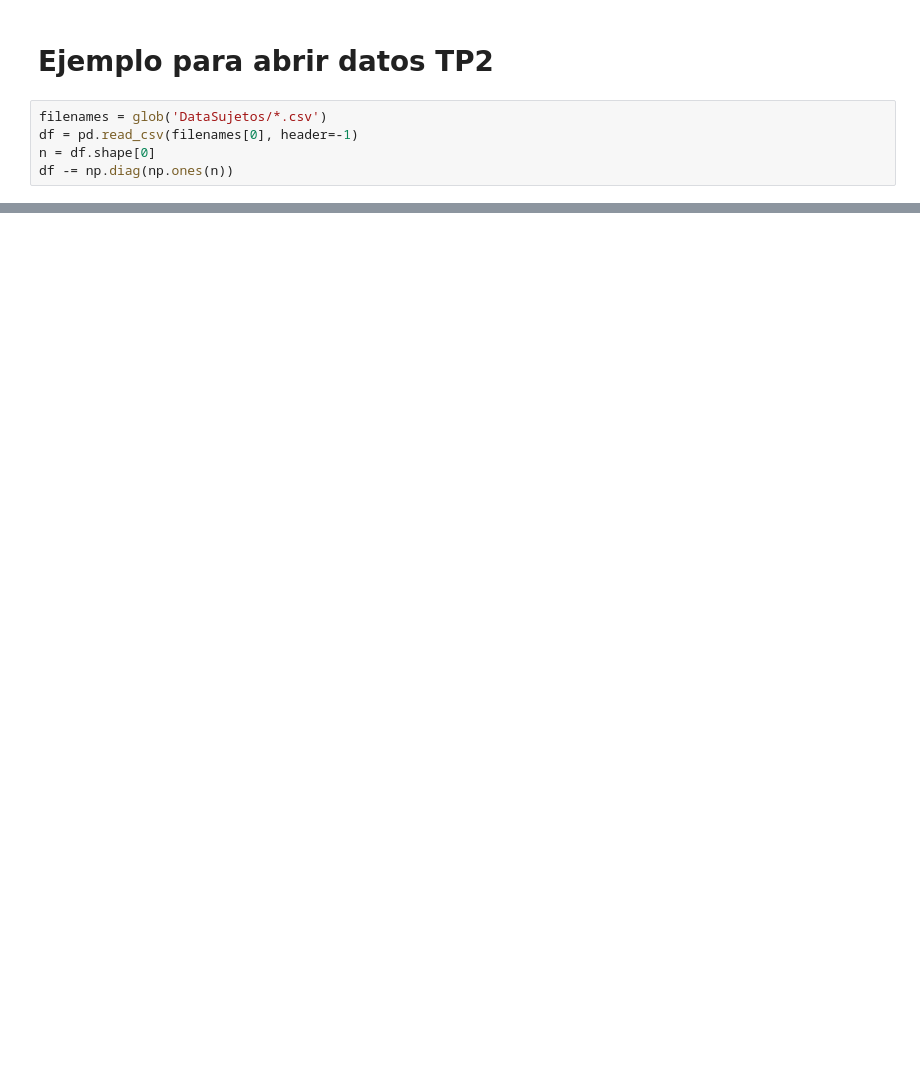
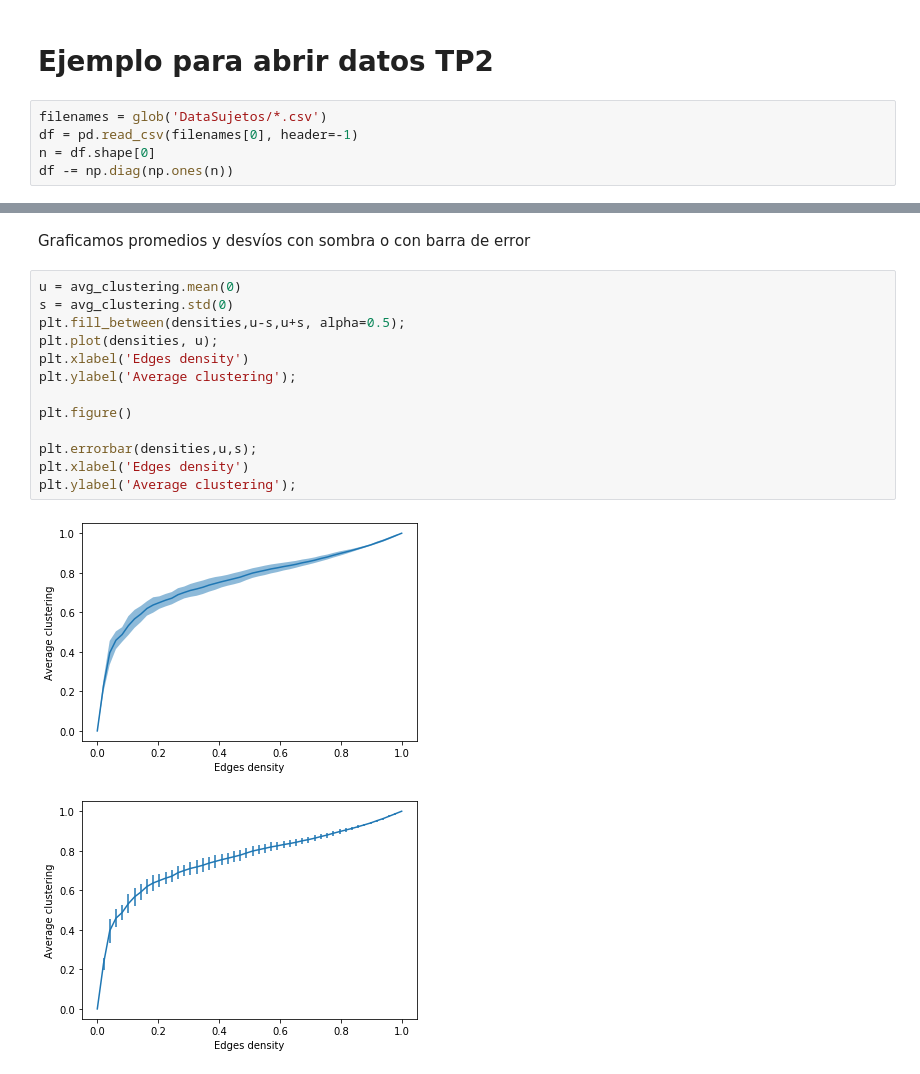
Before and after one commit to jkamienkowski/dmcyt_tp2, a Jupyter notebook: tp2/Tp2_demo.ipynb, the cells around one changed output, grey strips where cells are left out. Cells and saved outputs as stored; diff of their text form; blank space fills up the shorter version.

```diff
--- a/tp2/Tp2_demo.ipynb
+++ b/tp2/Tp2_demo.ipynb
@@ -81,0 +162,18 @@ plt.ylabel('Average degree');
+# %% [markdown]
+Graficamos promedios y desvíos con sombra o con barra de error
+# %%
+u = avg_clustering.mean(0)
+s = avg_clustering.std(0)
+plt.fill_between(densities,u-s,u+s, alpha=0.5);
+plt.plot(densities, u);
+plt.xlabel('Edges density')
+plt.ylabel('Average clustering');
+
+plt.figure()
+
+plt.errorbar(densities,u,s);
+plt.xlabel('Edges density')
+plt.ylabel('Average clustering');
+# %% [output]
+[figure, added]
+[figure, added]
```
Also changed, not shown: parts of 15 cells of this notebook.
